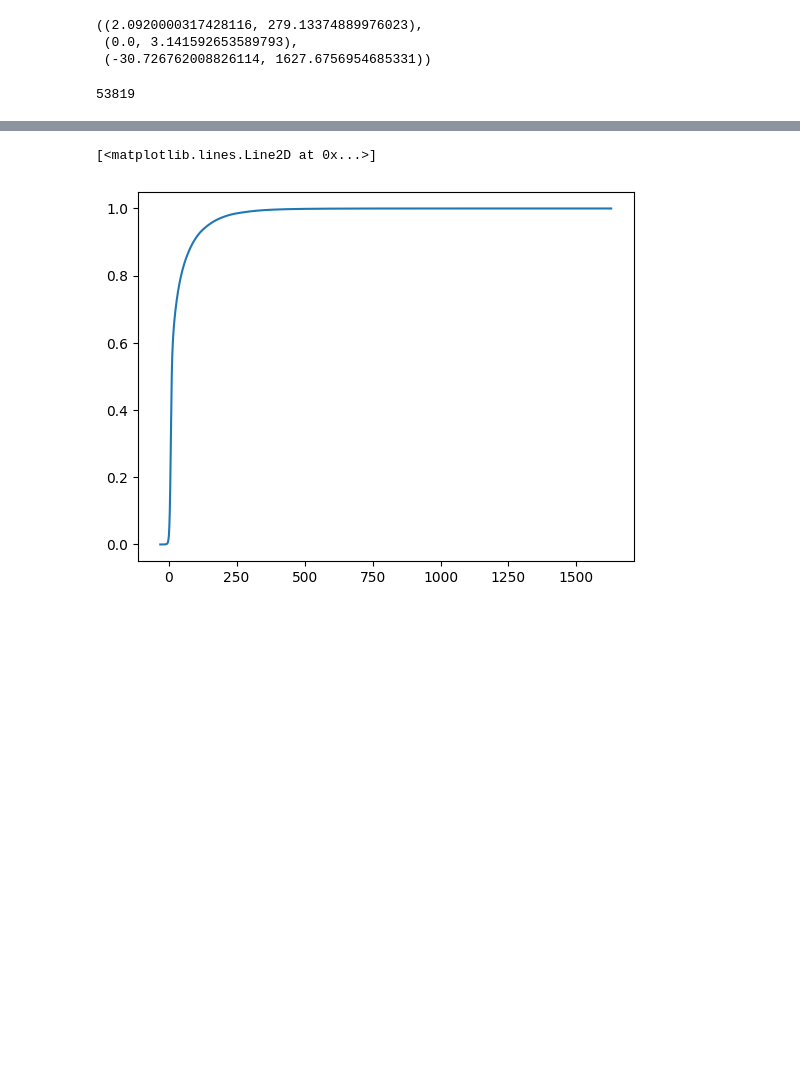
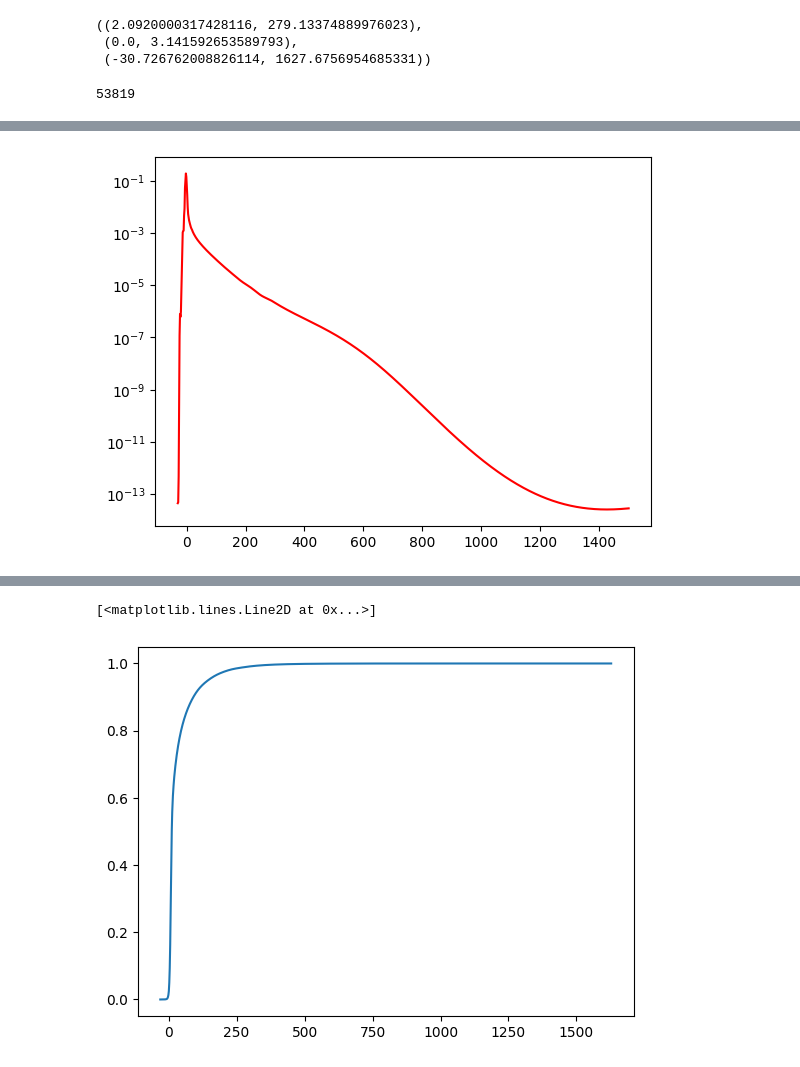
Before and after one commit to BraydenDillon/P-ONE_Cascade_Reco, a Jupyter notebook: notebooks/Three_dimensional_analysis.ipynb, the cells around one changed output, grey strips where cells are left out. Cells and saved outputs as stored; diff of their text form; code cells hidden in the pictures; blank space fills up the shorter version.

```diff
--- a/notebooks/Three_dimensional_analysis.ipynb
+++ b/notebooks/Three_dimensional_analysis.ipynb
@@ -513,3 +683,10 @@ cdf(np.array([632.878,-456.534,-261.346, 0.938481, 2.22391,0]), EventData2)
+# %%
+t = np.linspace(-30, 1500, 1000)
+pdf = evalPdf(splinefit_3d, 20, 0.3, t)
+plt.plot(t, pdf, color = 'red')
+plt.yscale('log')
+# %% [output]
+[figure, added]
 # %%
 best_fit = minimizer(np.array([632.878,-456.534,-261.346, 0.938481, 2.22391,0]), EventData2)
 cdf(best_fit['x'], EventData2)
```
Also changed, not shown: parts of 28 cells of this notebook, 10 other files.
